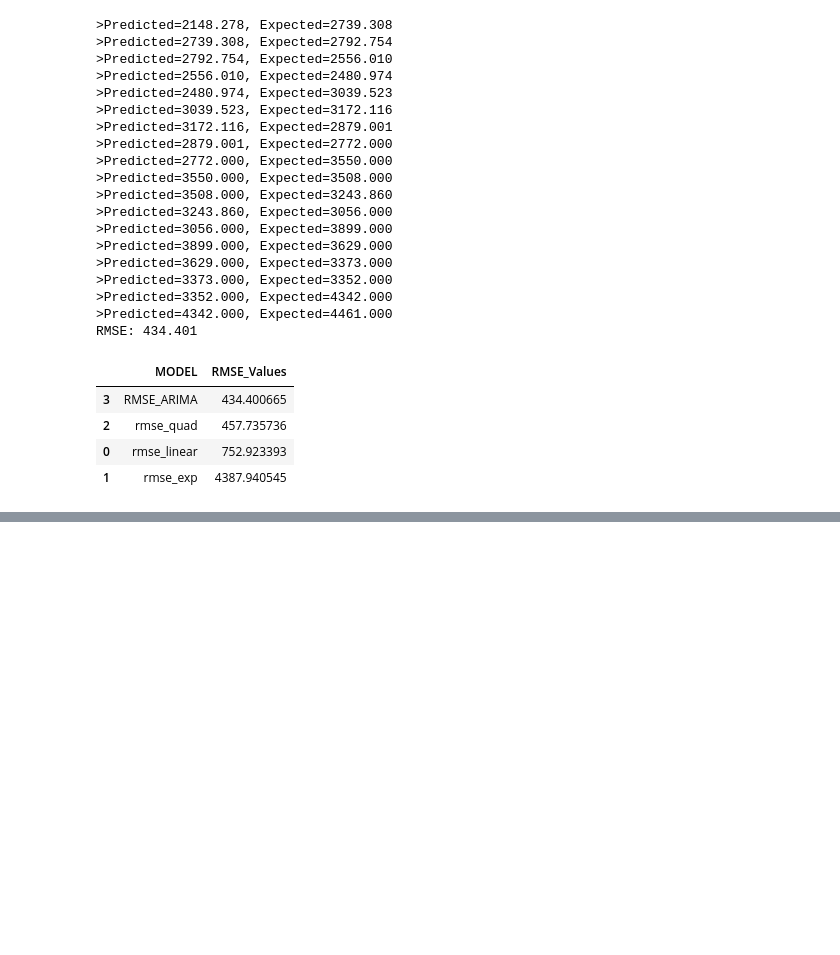
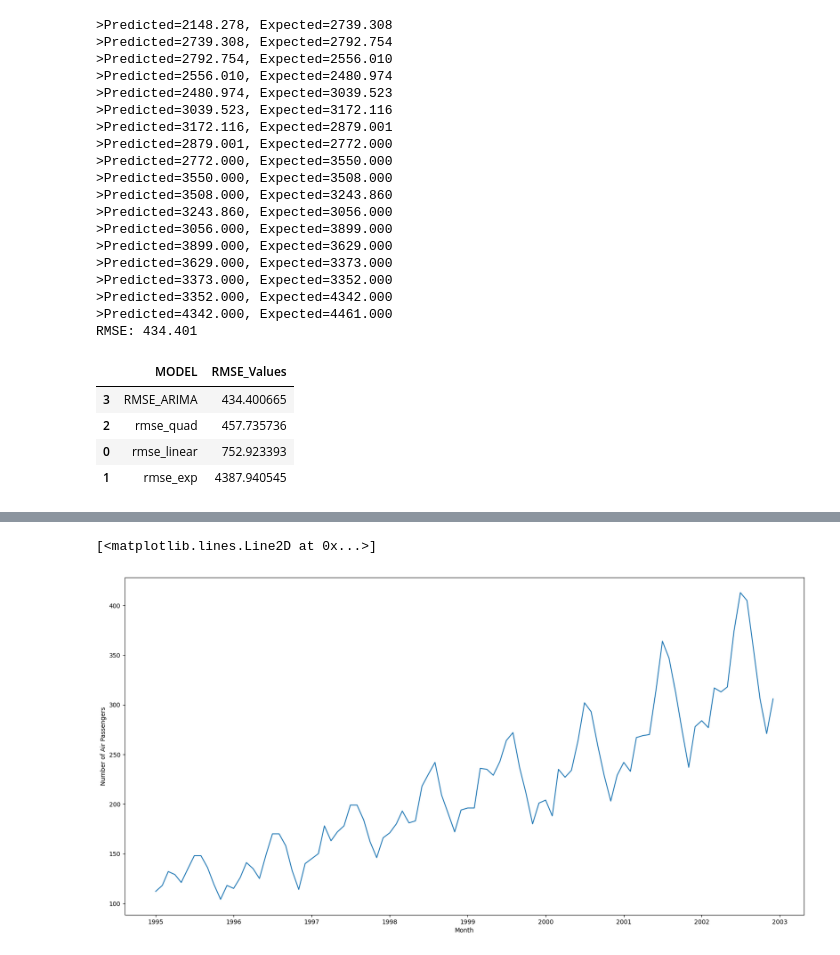
Before and after one commit to swanandiparnaik/DS_assignment, a Jupyter notebook: Forecasting_cocacola.ipynb, the cells around one changed output, grey strips where cells are left out. Drawn from its saved outputs; the diff is of its cells as text; code cells hidden in the pictures; blank space fills up the shorter version.

```diff
--- a/Forecasting_cocacola.ipynb
+++ b/Forecasting_cocacola.ipynb
@@ -330,0 +344,3 @@ table_rmse.sort_values(['RMSE_Values'])
+# %%
+data = pd.read_excel("/content/Airlines+Data.xlsx")
+data
@@ -330,0 +365,3 @@ table_rmse.sort_values(['RMSE_Values'])
+# %%
+data['Month']=pd.to_datetime(data['Month'], infer_datetime_format=True)
+data=data.set_index(['Month'])
@@ -330,0 +378,8 @@ table_rmse.sort_values(['RMSE_Values'])
+# %%
+plt.figure(figsize=(20,10))
+plt.xlabel("Month")
+plt.ylabel("Number of Air Passengers")
+plt.plot(data)
+# %% [output]
+[<matplotlib.lines.Line2D at 0x...>]
+[figure, added]
```
Also changed, not shown: parts of 27 cells of this notebook.
